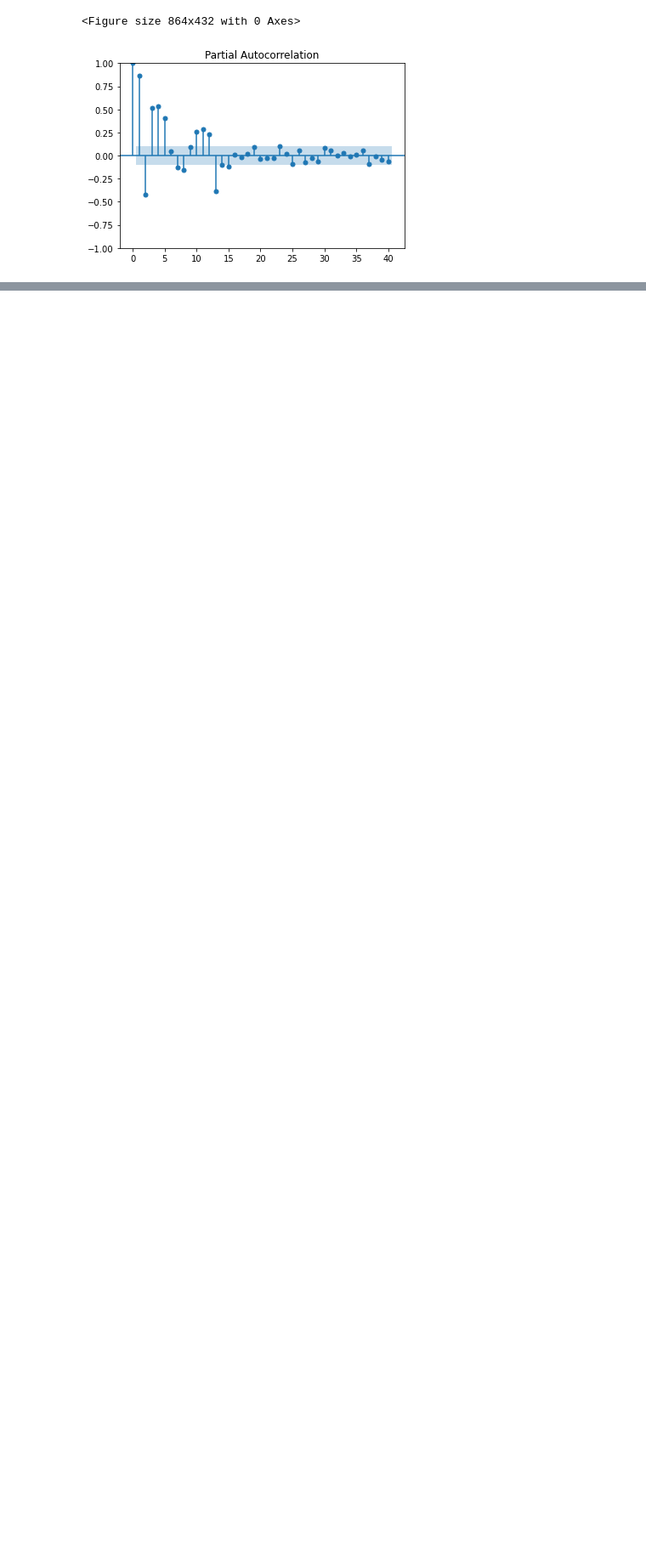
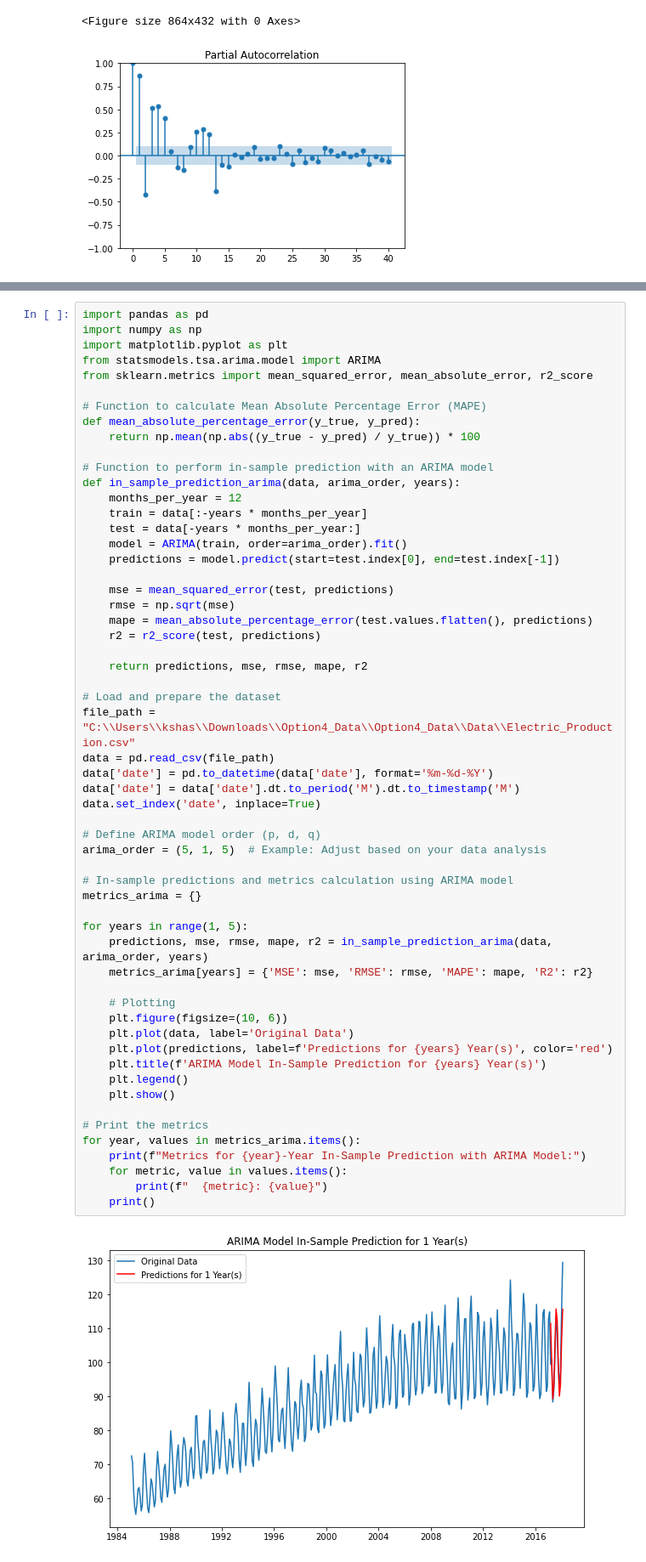
Before and after one commit to ShashiKanth-Koppala/J-J-Timeseries, a Jupyter notebook: Electrical Production.ipynb, the cells around one changed output, grey strips where cells are left out. Shown at 85% size. Cells and saved outputs as stored; diff of their text form; blank space fills up the shorter version.

```diff
--- a/Electrical Production.ipynb
+++ b/Electrical Production.ipynb
@@ -344,0 +531,59 @@ p-value (Differenced Series): 0.000000
+# %%
+import pandas as pd
+import numpy as np
+import matplotlib.pyplot as plt
+from statsmodels.tsa.arima.model import ARIMA
+from sklearn.metrics import mean_squared_error, mean_absolute_error, r2_score
+
+# Function to calculate Mean Absolute Percentage Error (MAPE)
+def mean_absolute_percentage_error(y_true, y_pred):
+    return np.mean(np.abs((y_true - y_pred) / y_true)) * 100
+
+# Function to perform in-sample prediction with an ARIMA model
+def in_sample_prediction_arima(data, arima_order, years):
+    months_per_year = 12
+    train = data[:-years * months_per_year]
+    test = data[-years * months_per_year:]
+    model = ARIMA(train, order=arima_order).fit()
+    predictions = model.predict(start=test.index[0], end=test.index[-1])
+
+    mse = mean_squared_error(test, predictions)
+    rmse = np.sqrt(mse)
+    mape = mean_absolute_percentage_error(test.values.flatten(), predictions)
+    r2 = r2_score(test, predictions)
+
+    return predictions, mse, rmse, mape, r2
+
+# Load and prepare the dataset
+file_path = "C:\\Users\\kshas\\Downloads\\Option4_Data\\Option4_Data\\Data\\Electric_Production.csv"
+data = pd.read_csv(file_path)
+data['date'] = pd.to_datetime(data['date'], format='%m-%d-%Y')
+data['date'] = data['date'].dt.to_period('M').dt.to_timestamp('M')
+data.set_index('date', inplace=True)
+
+# Define ARIMA model order (p, d, q)
+arima_order = (5, 1, 5)  # Example: Adjust based on your data analysis
+
+# In-sample predictions and metrics calculation using ARIMA model
+metrics_arima = {}
+
+for years in range(1, 5):
+    predictions, mse, rmse, mape, r2 = in_sample_prediction_arima(data, arima_order, years)
+    metrics_arima[years] = {'MSE': mse, 'RMSE': rmse, 'MAPE': mape, 'R2': r2}
+
+    # Plotting
+    plt.figure(figsize=(10, 6))
+    plt.plot(data, label='Original Data')
+    plt.plot(predictions, label=f'Predictions for {years} Year(s)', color='red')
+    plt.title(f'ARIMA Model In-Sample Prediction for {years} Year(s)')
+    plt.legend()
+    plt.show()
+
+# Print the metrics
+for year, values in metrics_arima.items():
+    print(f"Metrics for {year}-Year In-Sample Prediction with ARIMA Model:")
+    for metric, value in values.items():
+        print(f"  {metric}: {value}")
+    print()
+# %% [output]
+[figure, added]
```
Also changed, not shown: parts of 28 cells of this notebook.
